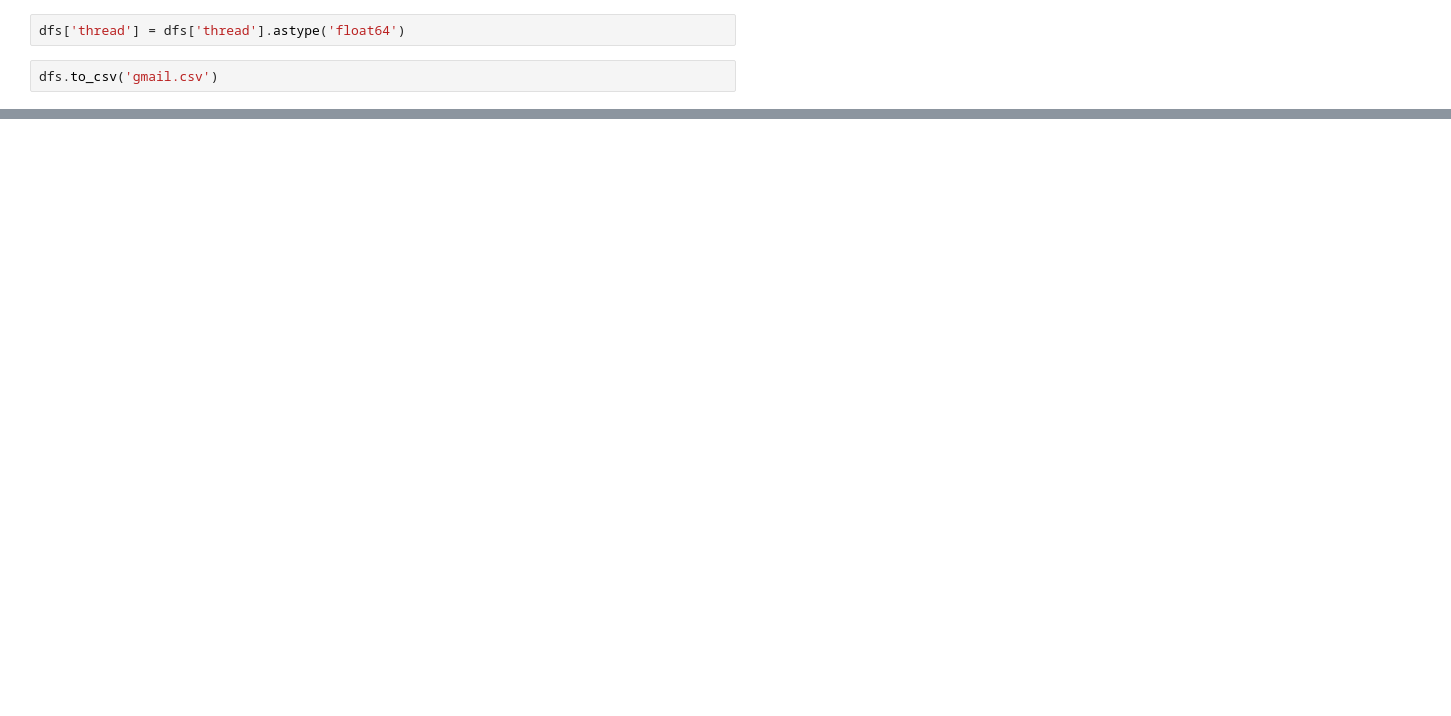
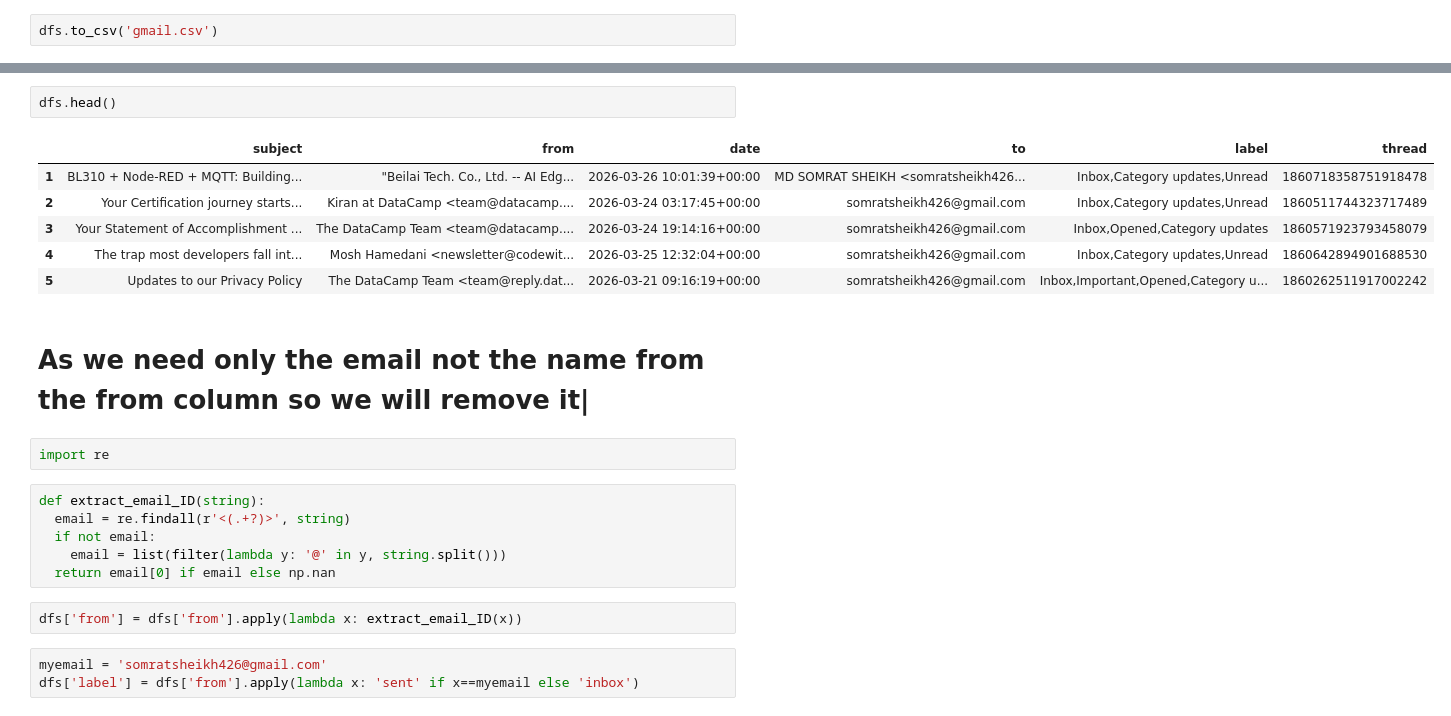
Before and after one commit to Somrat390/EDA-Practise, a Jupyter notebook: Personal_Email_Data_EDA.ipynb, the cells around one changed output, grey strips where cells are left out. Saved outputs shown, nothing was run; the diff lists cells and outputs as text; blank space fills up the shorter version.

```diff
--- a/Personal_Email_Data_EDA.ipynb
+++ b/Personal_Email_Data_EDA.ipynb
@@ -81,7 +81,5 @@ dtype: object
 dfs['date'] = dfs['date'].apply(lambda x: pd.to_datetime(x, errors='coerce', utc=True))
 # %%
 dfs = dfs[dfs['date'].notna()]
-# %%
-dfs['thread'] = dfs['thread'].astype('float64')
 # %%
 dfs.to_csv('gmail.csv')
@@ -87,0 +104,24 @@ dfs.to_csv('gmail.csv')
+# %%
+dfs.head()
+# %% [output]
+|  | subject | from | date | to | label | thread |
+| 1 | BL310 + Node-RED + MQTT: Building... | "Beilai Tech. Co., Ltd. -- AI Edg... | 2026-03-26 10:01:39+00:00 | MD SOMRAT SHEIKH <somratsheikh426... | Inbox,Category updates,Unread | 1860718358751918478 |
+| 2 | Your Certification journey starts... | Kiran at DataCamp <team@datacamp.... | 2026-03-24 03:17:45+00:00 | somratsheikh426@gmail.com | Inbox,Category updates,Unread | 1860511744323717489 |
+| 3 | Your Statement of Accomplishment ... | The DataCamp Team <team@datacamp.... | 2026-03-24 19:14:16+00:00 | somratsheikh426@gmail.com | Inbox,Opened,Category updates | 1860571923793458079 |
+| 4 | The trap most developers fall int... | Mosh Hamedani <newsletter@codewit... | 2026-03-25 12:32:04+00:00 | somratsheikh426@gmail.com | Inbox,Category updates,Unread | 1860642894901688530 |
+| 5 | Updates to our Privacy Policy | The DataCamp Team <team@reply.dat... | 2026-03-21 09:16:19+00:00 | somratsheikh426@gmail.com | Inbox,Important,Opened,Category u... | 1860262511917002242 |
+# %% [markdown]
+# As we need only the email not the name from the from column so we will remove it|
+# %%
+import re
+# %%
+def extract_email_ID(string):
+  email = re.findall(r'<(.+?)>', string)
+  if not email:
+    email = list(filter(lambda y: '@' in y, string.split()))
+  return email[0] if email else np.nan
+# %%
+dfs['from'] = dfs['from'].apply(lambda x: extract_email_ID(x))
+# %%
+myemail = 'somratsheikh426@gmail.com'
+dfs['label'] = dfs['from'].apply(lambda x: 'sent' if x==myemail else 'inbox')
```
Also changed, not shown: parts of 6 cells of this notebook.
